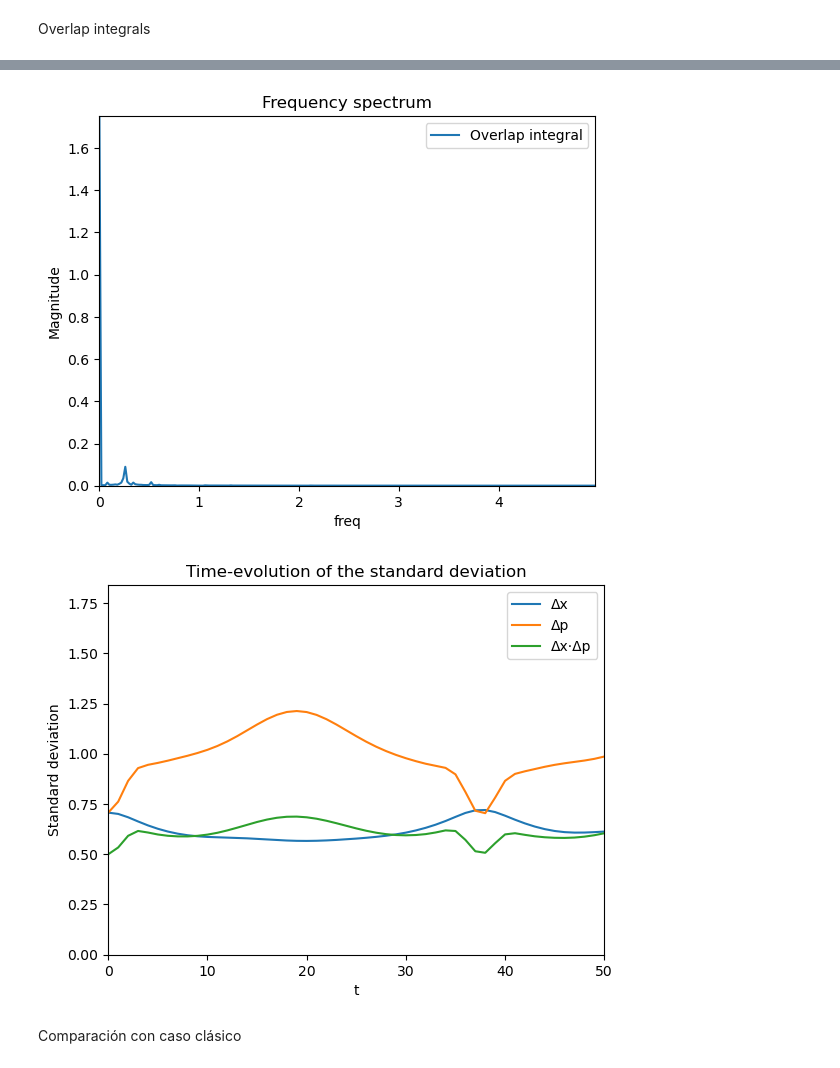
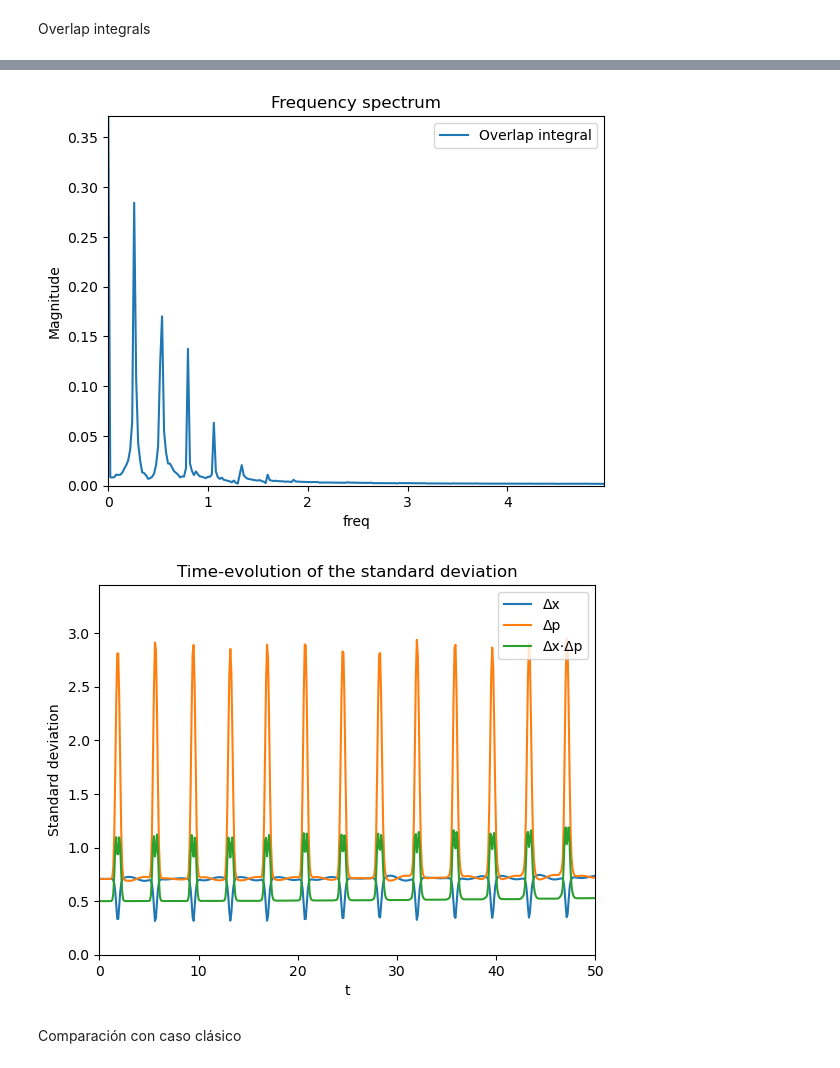
Before and after one commit to rodriGDD/Quantum-chaos, a Jupyter notebook: SISTEMA CUÁNTICO/OSCILADOR FORZADO/OSCILADOR_FORZADO.ipynb, the cells around one changed output, grey strips where cells are left out. Saved outputs shown, nothing was run; the diff lists cells and outputs as text; code cells hidden in the pictures.

```diff
--- a/SISTEMA CUÁNTICO/OSCILADOR FORZADO/OSCILADOR_FORZADO.ipynb
+++ b/SISTEMA CUÁNTICO/OSCILADOR FORZADO/OSCILADOR_FORZADO.ipynb
@@ -15,10 +15,10 @@ Parámetros del sistema
 w_0 = 1 # Frecuencia natural x>0
 W_0 = 5 # Frecuencia natural x<0
 amort = 0 # constante de amortiguamiento
-f_0 = 0.125 # Amplitud de la fuerza por unidad de masa
+f_0 = 0.25 # Amplitud de la fuerza por unidad de masa
 m = 1 # masa del oscilador
 N = 150 # Numero de fonones
-w = [] # frecuencia de la fuerza externa
+w = [1.2] # frecuencia de la fuerza externa
 # %% [markdown]
 Frecuencia natural del oscilador
 # %%
@@ -74,7 +74,7 @@ def check_state(psi):
         return sys.exit("Warning: add more phonons")
 # %%
 # Estado inicial:
-psi0 = coherent(N,1*math.sqrt(0.5))
+psi0 = coherent(N,5*math.sqrt(0.5))
 
 x_0 = expect(position(N),psi0)/math.sqrt(w_0*m)
 p_0 = expect(momentum(N),psi0)*math.sqrt(w_0*m)
@@ -160,23 +160,23 @@ plt.ylabel('Magnitude')
 plt.legend()
 plt.show()
 # %% [output]
-[figure, old version]
+[figure, new version]
 # %%
 desv_x = np.sqrt(result.expect[2]-result.expect[0]*result.expect[0])
 desv_p = np.sqrt(result.expect[3]-result.expect[1]*result.expect[1])
 # %%
-plt.plot(desv_x, label = 'Δx')
-plt.plot(desv_p, label = 'Δp')
-plt.plot(desv_x*desv_p, label = 'Δx·Δp')
+plt.plot(tvec,desv_x, label = 'Δx')
+plt.plot(tvec,desv_p, label = 'Δp')
+plt.plot(tvec,desv_x*desv_p, label = 'Δx·Δp')
 plt.ylim([0,np.max(desv_p)+0.5])
 plt.xlim([0,tf])
 plt.title('Time-evolution of the standard deviation')
 plt.xlabel('t')
 plt.ylabel('Standard deviation')
 plt.legend()
 plt.show()
 # %% [output]
-[figure, old version]
+[figure, new version]
 # %% [markdown]
 Comparación con caso clásico
 # %%
```
Also changed, not shown: parts of 14 cells of this notebook, 10 other files.
